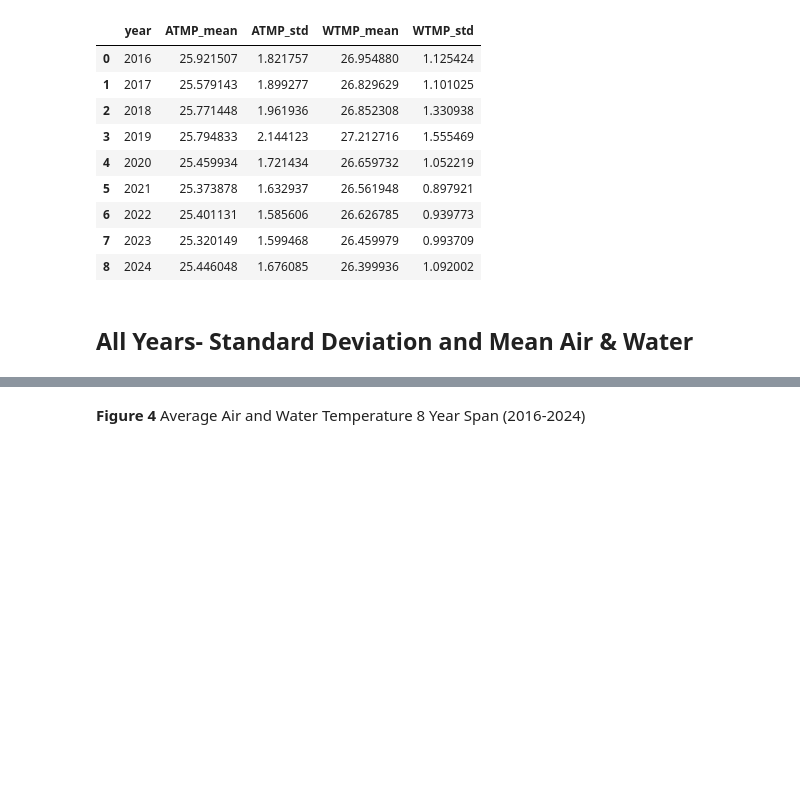
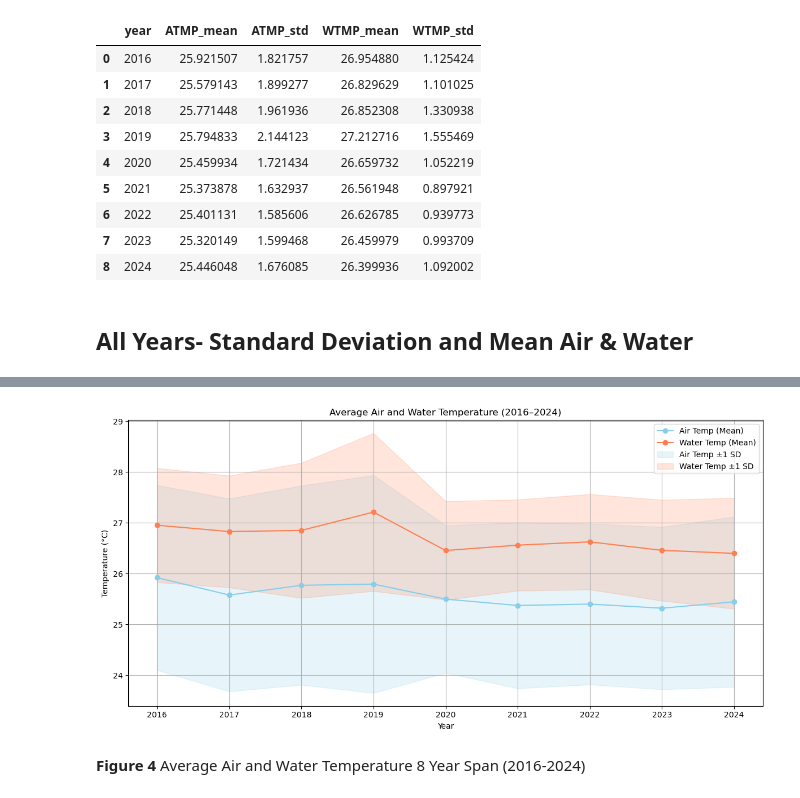
Before and after one commit to GPGN268/SP2025-FP01-ocean-air-temperature-patterns, a Jupyter notebook: notebooks/FP_GPGN.ipynb, the cells around one changed output, grey strips where cells are left out. Saved outputs shown, nothing was run; the diff lists cells and outputs as text; code cells hidden in the pictures; blank space fills up the shorter version.

Commit message:
fixed SD graph/finalized notebook

```diff
--- a/notebooks/FP_GPGN.ipynb
+++ b/notebooks/FP_GPGN.ipynb
@@ -354,3 +360,48 @@ NameError: name 'plt' is not defined
+# %%
+# Extract year from datetime index
+df_all['year'] = df_all.index.year
+
+# Group by year and calculate mean and std dev
+yearly_stats = df_all.groupby('year').agg({
+    'ATMP': ['mean', 'std'],
+    'WTMP': ['mean', 'std']
+}).reset_index()
+
+# Flatten column names
+yearly_stats.columns = ['year', 'ATMP_mean', 'ATMP_std', 'WTMP_mean', 'WTMP_std']
+
+# Filter years (2016–2024)
+yearly_stats = yearly_stats[(yearly_stats['year'] >= 2016) & (yearly_stats['year'] <= 2024)]
+
+# Plotting
+plt.figure(figsize=(12, 6))
+years = yearly_stats['year']
+
+# Plot mean temps
+plt.plot(years, yearly_stats['ATMP_mean'], label='Air Temp (Mean)', color='skyblue', marker='o')
+plt.plot(years, yearly_stats['WTMP_mean'], label='Water Temp (Mean)', color='coral', marker='o')
+
+# Shaded area for ±1 std dev
+plt.fill_between(years,
+                 yearly_stats['ATMP_mean'] - yearly_stats['ATMP_std'],
+                 yearly_stats['ATMP_mean'] + yearly_stats['ATMP_std'],
+                 color='skyblue', alpha=0.2, label='Air Temp ±1 SD')
+
+plt.fill_between(years,
+                 yearly_stats['WTMP_mean'] - yearly_stats['WTMP_std'],
+                 yearly_stats['WTMP_mean'] + yearly_stats['WTMP_std'],
+                 color='coral', alpha=0.2, label='Water Temp ±1 SD')
+
+# Labels and styling
+plt.title('Average Air and Water Temperature (2016–2024)')
+plt.xlabel('Year')
+plt.ylabel('Temperature (°C)')
+plt.grid(True)
+plt.legend()
+plt.tight_layout()
+plt.show()
+# %% [output]
+[figure, added]
 # %% [markdown]
 **Figure 4** Average Air and Water Temperature 8 Year Span (2016-2024)
 # %% [markdown]
```
Also changed, not shown: parts of 4 cells of this notebook.
